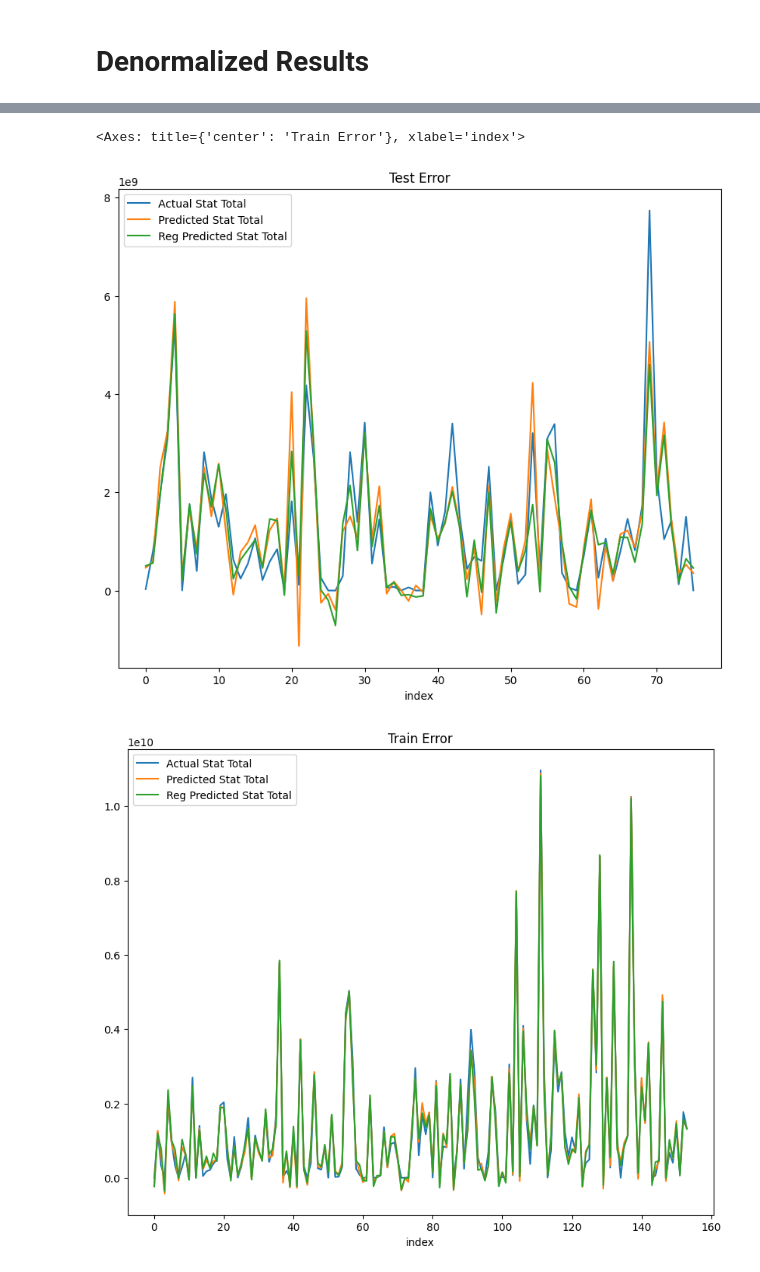
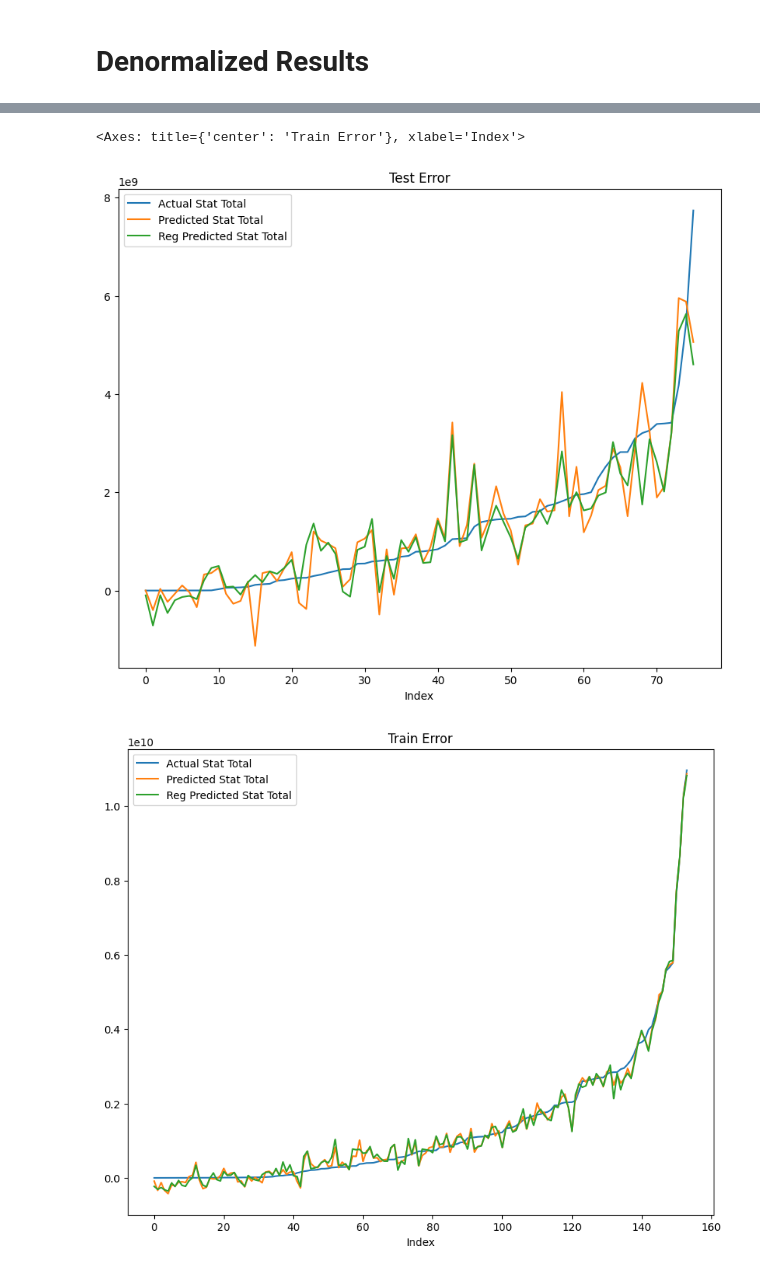
Before and after one commit to lua1235/TornML, a Jupyter notebook: Testbed.ipynb, the cells around one changed output, grey strips where cells are left out. Saved outputs shown, nothing was run; the diff lists cells and outputs as text; code cells hidden in the pictures.

Commit message:
Sort final errors

```diff
--- a/Testbed.ipynb
+++ b/Testbed.ipynb
@@ -200,14 +200,15 @@ for i, v in enumerate(test_features) :
 
 test_error = pd.DataFrame(test_error)
 test_error = test_error.sort_values(by=['Actual Stat Total'])
+test_error = test_error.reset_index(drop=True)
+test_error['Index'] = test_error.index
 print(test_error)
-test_error.plot(figsize=(10, 8), x='index', y=['Actual Stat Total', 'Predicted Stat Total', 'Reg Predicted Stat Total'], title='Test Error')
+test_error.plot(figsize=(10, 8), x='Index', y=['Actual Stat Total', 'Predicted Stat Total', 'Reg Predicted Stat Total'], title='Test Error')
 
 
-train_error = {'index' : [], 'Actual Stat Total' : [], 'Predicted Stat Total' : [], 'Reg Predicted Stat Total' : []}
+train_error = {'Actual Stat Total' : [], 'Predicted Stat Total' : [], 'Reg Predicted Stat Total' : []}
 
 for i, v in enumerate(train_features) :
-  train_error['index'].append(i)
   act = lMean + lStd * train_labels[i]
   train_error['Actual Stat Total'].append(act)
   prd = lMean + lStd * batch_erm_f(v)
@@ -216,6 +217,9 @@ for i, v in enumerate(train_features) :
   train_error['Reg Predicted Stat Total'].append(rprd)
 
 train_error = pd.DataFrame(train_error)
+train_error = train_error.sort_values(by=['Actual Stat Total'])
+train_error = train_error.reset_index(drop=True)
+train_error['Index'] = train_error.index
 print(train_error)
-train_error.plot(figsize=(10, 8), x='index', y=['Actual Stat Total', 'Predicted Stat Total', 'Reg Predicted Stat Total'], title='Train Error')
+train_error.plot(figsize=(10, 8), x='Index', y=['Actual Stat Total', 'Predicted Stat Total', 'Reg Predicted Stat Total'], title='Train Error')
 # %% [output]
@@ -237,5 +241,5 @@ train_error.plot(figsize=(10, 8), x='index', y=['Actual Stat Total', 'Predicted
 
 [154 rows x 4 columns]
-<Axes: title={'center': 'Train Error'}, xlabel='index'>
+<Axes: title={'center': 'Train Error'}, xlabel='Index'>
-[figure, old version]
+[figure, new version]
-[figure, old version]
+[figure, new version]
```
Also changed, not shown: parts of 1 cell of this notebook.
